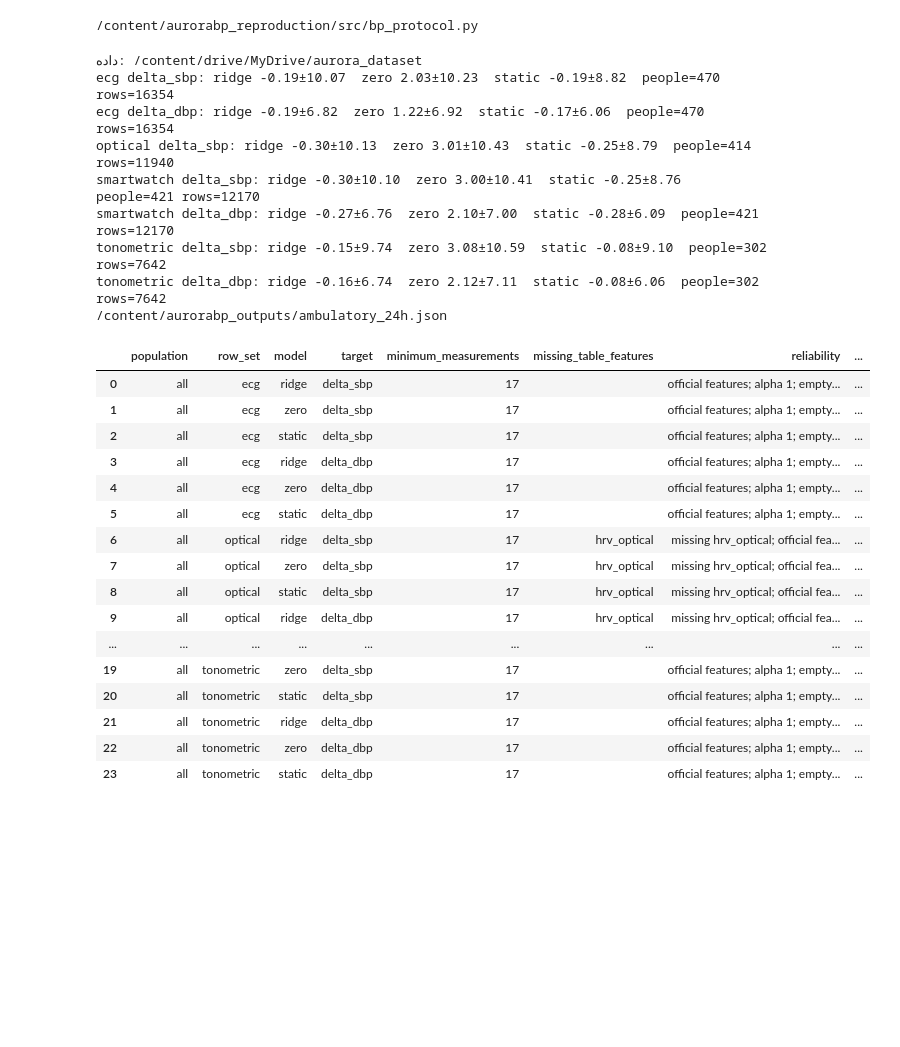
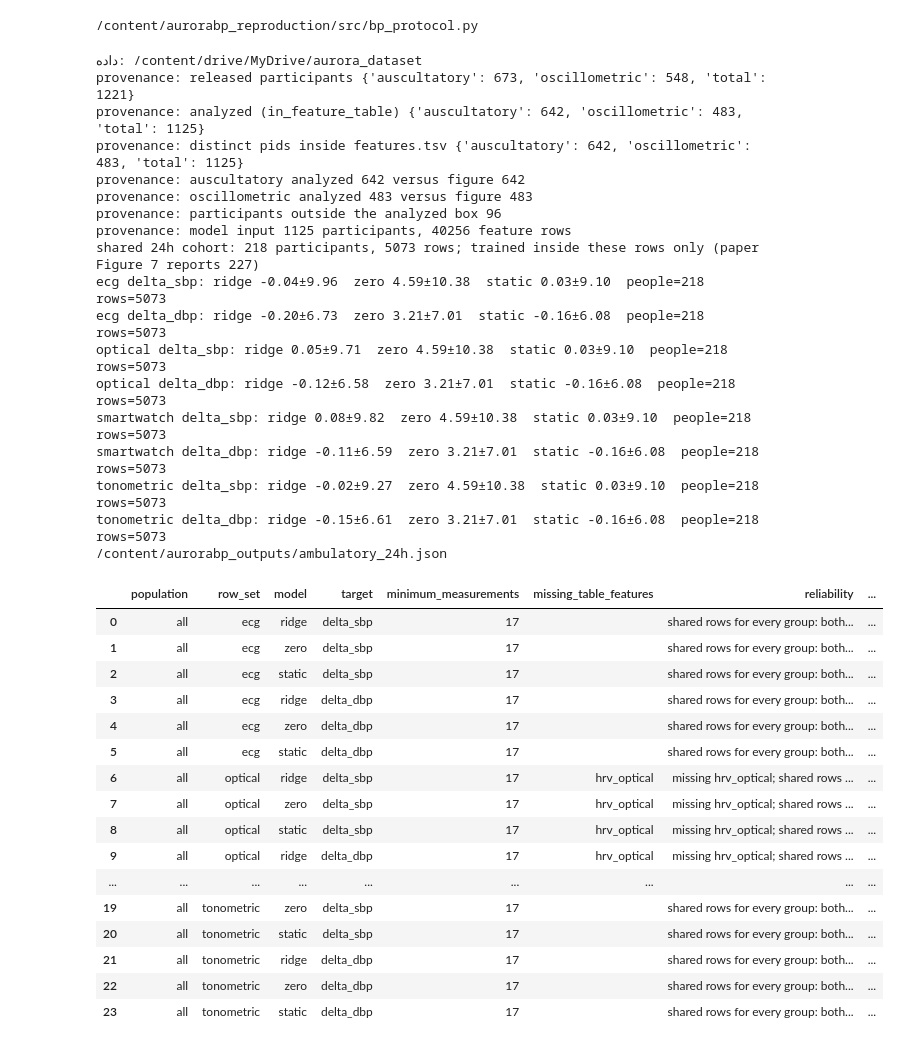
Before and after one commit to Aliamoo79/aurorabp-reproduction, a Jupyter notebook: notebooks/05_ambulatory_24h.ipynb, the cells around one changed output. Drawn from its saved outputs; the diff is of its cells as text; code cells hidden in the pictures; blank space fills up the shorter version.

Commit message:
Record the shared 24-hour cohort and the unchanged return-visit rerun.

```diff
--- a/notebooks/05_ambulatory_24h.ipynb
+++ b/notebooks/05_ambulatory_24h.ipynb
@@ -27,49 +29,59 @@ print(root / 'src' / 'bp_protocol.py')
 # %%
 import sys
 from pathlib import Path
 sys.path.insert(0, '/content/aurorabp_reproduction')
 import pandas as pd
 from src.bp_protocol import run_ambulatory_24h
 
 candidates = [
     Path('/content/aurora_waveforms'),
     Path('/content/drive/MyDrive/aurora_dataset'),
 ]
 data_dir = next(path for path in candidates if (path / 'features.tsv').is_file())
 print('داده:', data_dir)
 features = pd.read_csv(data_dir / 'features.tsv', sep='\t')
+participants = pd.read_csv(data_dir / 'participants.tsv', sep='\t')
 output = Path('/content/aurorabp_outputs/ambulatory_24h.json')
 output.parent.mkdir(parents=True, exist_ok=True)
-results = run_ambulatory_24h(features, output_path=str(output))
+results = run_ambulatory_24h(features, participants, output_path=str(output))
 print(output)
 results
 # %% [output]
 داده: /content/drive/MyDrive/aurora_dataset
-ecg delta_sbp: ridge -0.19±10.07  zero 2.03±10.23  static -0.19±8.82  people=470 rows=16354
-ecg delta_dbp: ridge -0.19±6.82  zero 1.22±6.92  static -0.17±6.06  people=470 rows=16354
-optical delta_sbp: ridge -0.30±10.13  zero 3.01±10.43  static -0.25±8.79  people=414 rows=11940
-smartwatch delta_sbp: ridge -0.30±10.10  zero 3.00±10.41  static -0.25±8.76  people=421 rows=12170
-smartwatch delta_dbp: ridge -0.27±6.76  zero 2.10±7.00  static -0.28±6.09  people=421 rows=12170
-tonometric delta_sbp: ridge -0.15±9.74  zero 3.08±10.59  static -0.08±9.10  people=302 rows=7642
-tonometric delta_dbp: ridge -0.16±6.74  zero 2.12±7.11  static -0.08±6.06  people=302 rows=7642
+provenance: released participants {'auscultatory': 673, 'oscillometric': 548, 'total': 1221}
+provenance: analyzed (in_feature_table) {'auscultatory': 642, 'oscillometric': 483, 'total': 1125}
+provenance: distinct pids inside features.tsv {'auscultatory': 642, 'oscillometric': 483, 'total': 1125}
+provenance: auscultatory analyzed 642 versus figure 642
+provenance: oscillometric analyzed 483 versus figure 483
+provenance: participants outside the analyzed box 96
+provenance: model input 1125 participants, 40256 feature rows
+shared 24h cohort: 218 participants, 5073 rows; trained inside these rows only (paper Figure 7 reports 227)
+ecg delta_sbp: ridge -0.04±9.96  zero 4.59±10.38  static 0.03±9.10  people=218 rows=5073
+ecg delta_dbp: ridge -0.20±6.73  zero 3.21±7.01  static -0.16±6.08  people=218 rows=5073
+optical delta_sbp: ridge 0.05±9.71  zero 4.59±10.38  static 0.03±9.10  people=218 rows=5073
+optical delta_dbp: ridge -0.12±6.58  zero 3.21±7.01  static -0.16±6.08  people=218 rows=5073
+smartwatch delta_sbp: ridge 0.08±9.82  zero 4.59±10.38  static 0.03±9.10  people=218 rows=5073
+smartwatch delta_dbp: ridge -0.11±6.59  zero 3.21±7.01  static -0.16±6.08  people=218 rows=5073
+tonometric delta_sbp: ridge -0.02±9.27  zero 4.59±10.38  static 0.03±9.10  people=218 rows=5073
+tonometric delta_dbp: ridge -0.15±6.61  zero 3.21±7.01  static -0.16±6.08  people=218 rows=5073
 /content/aurorabp_outputs/ambulatory_24h.json
 |  | population | row_set | model | target | minimum_measurements | missing_table_features | reliability | ... |
-| 0 | all | ecg | ridge | delta_sbp | 17 |  | official features; alpha 1; empty... | ... |
-| 1 | all | ecg | zero | delta_sbp | 17 |  | official features; alpha 1; empty... | ... |
-| 2 | all | ecg | static | delta_sbp | 17 |  | official features; alpha 1; empty... | ... |
-| 3 | all | ecg | ridge | delta_dbp | 17 |  | official features; alpha 1; empty... | ... |
-| 4 | all | ecg | zero | delta_dbp | 17 |  | official features; alpha 1; empty... | ... |
-| 5 | all | ecg | static | delta_dbp | 17 |  | official features; alpha 1; empty... | ... |
-| 6 | all | optical | ridge | delta_sbp | 17 | hrv_optical | missing hrv_optical; official fea... | ... |
-| 7 | all | optical | zero | delta_sbp | 17 | hrv_optical | missing hrv_optical; official fea... | ... |
-| 8 | all | optical | static | delta_sbp | 17 | hrv_optical | missing hrv_optical; official fea... | ... |
-| 9 | all | optical | ridge | delta_dbp | 17 | hrv_optical | missing hrv_optical; official fea... | ... |
+| 0 | all | ecg | ridge | delta_sbp | 17 |  | shared rows for every group: both... | ... |
+| 1 | all | ecg | zero | delta_sbp | 17 |  | shared rows for every group: both... | ... |
+| 2 | all | ecg | static | delta_sbp | 17 |  | shared rows for every group: both... | ... |
+| 3 | all | ecg | ridge | delta_dbp | 17 |  | shared rows for every group: both... | ... |
+| 4 | all | ecg | zero | delta_dbp | 17 |  | shared rows for every group: both... | ... |
+| 5 | all | ecg | static | delta_dbp | 17 |  | shared rows for every group: both... | ... |
+| 6 | all | optical | ridge | delta_sbp | 17 | hrv_optical | missing hrv_optical; shared rows ... | ... |
+| 7 | all | optical | zero | delta_sbp | 17 | hrv_optical | missing hrv_optical; shared rows ... | ... |
+| 8 | all | optical | static | delta_sbp | 17 | hrv_optical | missing hrv_optical; shared rows ... | ... |
+| 9 | all | optical | ridge | delta_dbp | 17 | hrv_optical | missing hrv_optical; shared rows ... | ... |
 | ... | ... | ... | ... | ... | ... | ... | ... | ... |
-| 19 | all | tonometric | zero | delta_sbp | 17 |  | official features; alpha 1; empty... | ... |
-| 20 | all | tonometric | static | delta_sbp | 17 |  | official features; alpha 1; empty... | ... |
-| 21 | all | tonometric | ridge | delta_dbp | 17 |  | official features; alpha 1; empty... | ... |
-| 22 | all | tonometric | zero | delta_dbp | 17 |  | official features; alpha 1; empty... | ... |
-| 23 | all | tonometric | static | delta_dbp | 17 |  | official features; alpha 1; empty... | ... |
+| 19 | all | tonometric | zero | delta_sbp | 17 |  | shared rows for every group: both... | ... |
+| 20 | all | tonometric | static | delta_sbp | 17 |  | shared rows for every group: both... | ... |
+| 21 | all | tonometric | ridge | delta_dbp | 17 |  | shared rows for every group: both... | ... |
+| 22 | all | tonometric | zero | delta_dbp | 17 |  | shared rows for every group: both... | ... |
+| 23 | all | tonometric | static | delta_dbp | 17 |  | shared rows for every group: both... | ... |
 # %%
 show = results.loc[:, [
     'row_set', 'model', 'target', 'n_rows', 'n_participants', 'boot_bias', 'boot_sd', 'lopo_bias', 'lopo_sd', 'reliability',
```
Also changed, not shown: parts of 4 cells of this notebook, 14 other files.
